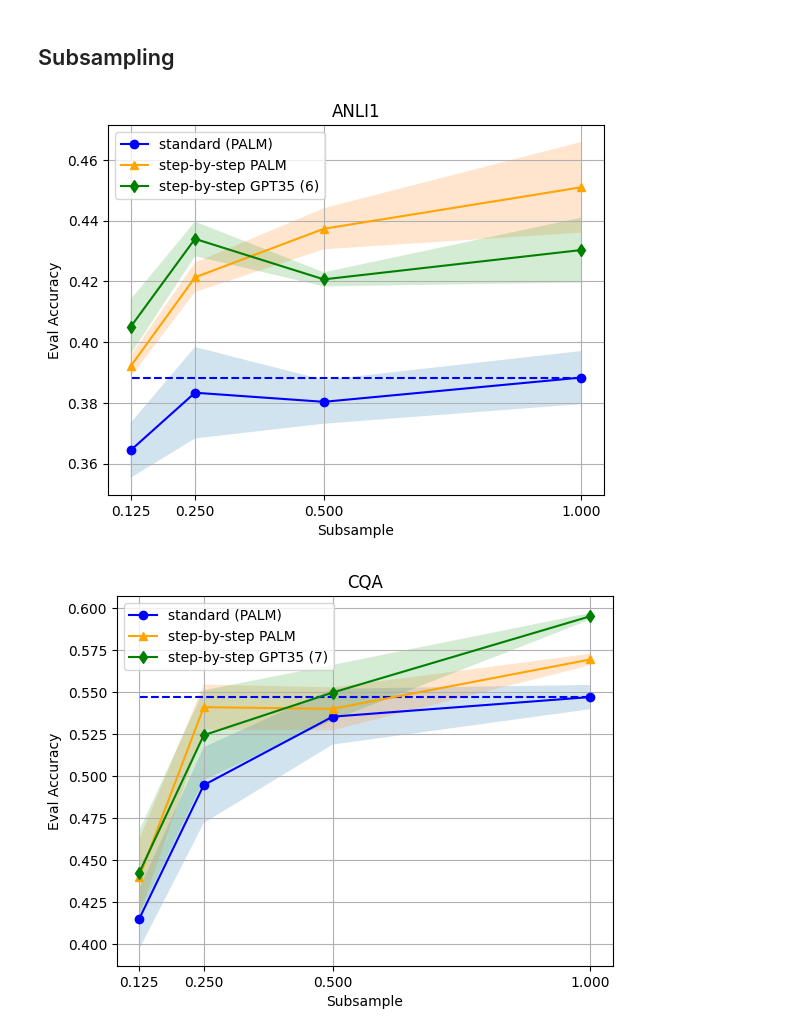
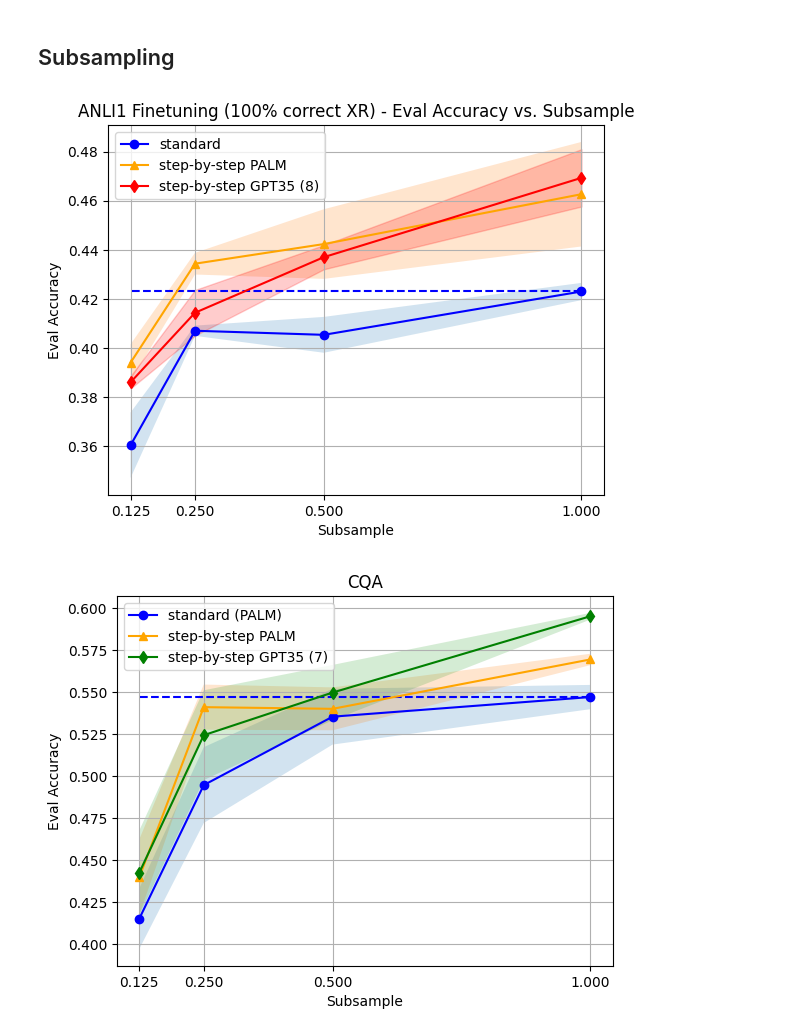
Before and after one commit to lukasvoege/ZeroShot-step-by-step-distillation, a Jupyter notebook: analytics.ipynb, the cells around one changed output. Cells and saved outputs as stored; diff of their text form; code cells hidden in the pictures.

```diff
--- a/analytics.ipynb
+++ b/analytics.ipynb
@@ -187,7 +187,7 @@ opro_costs
 # %%
 # plot cost_to_data of index 0 and 179 as bar chart with value on top
 fig, ax = plt.subplots(figsize=(4, 5))
-bars = ax.bar(x=["Few Shot PALM", "Zero Shot GPT35"], height=[0, opro_costs + meta_df.iloc[3]['cost_to_data']], color="lightblue")
+bars = ax.bar(x=["Few Shot PALM", "Zero Shot GPT35"], height=[0, opro_costs + meta_df.iloc[100]['cost_to_data']], color="lightblue")
 for bar in bars:
     if bar.get_height() == 0:
         continue
@@ -195,10 +195,10 @@ for bar in bars:
     #ax.text(bar.get_x() + bar.get_width()/2, bar.get_height() - 0.5, f"OPRO", ha='center', va='bottom', fontsize=9)
 
 color = ['orange', 'green']
-bars = ax.bar(x=["Few Shot PALM", "Zero Shot GPT35"], height=[meta_df.iloc[0]['cost_to_data'], meta_df.iloc[3]['cost_to_data']], color=color)
+bars = ax.bar(x=["Few Shot PALM", "Zero Shot GPT35"], height=[meta_df.iloc[0]['cost_to_data'], meta_df.iloc[100]['cost_to_data']], color=color)
 for bar in bars:
     yval = bar.get_height()
-    ax.text(bar.get_x() + bar.get_width()/2, yval - 1, f"${yval:.2f}", ha='center', va='bottom', fontsize=11)
+    ax.text(bar.get_x() + bar.get_width()/2, yval - 3, f"${yval:.2f}", ha='center', va='bottom', fontsize=11)
 ax.set_ylabel("US Dollars")
-ax.set_title("Total Cost to Data - CQA")
+ax.set_title("Total Cost to Data - ANLI1")
 # %% [output]
@@ -289,16 +289,16 @@ def subsampling_graph(experiments_data: pd.DataFrame, dataset: str, labels: bool
     ax.plot(task_prefix_palm["subsample"], task_prefix_palm["eval_acc_mean"], label="step-by-step PALM", color="orange", marker="^")
     ax.fill_between(task_prefix_palm["subsample"], task_prefix_palm["eval_acc_mean"] - task_prefix_palm["eval_acc_sem"], task_prefix_palm["eval_acc_mean"] + task_prefix_palm["eval_acc_sem"], alpha=0.2)
 
-    ax.plot(task_prefix_gpt35["subsample"], task_prefix_gpt35["eval_acc_mean"], label=f"step-by-step GPT35 ({prompt_mix})", color="green", marker="d")
-    ax.fill_between(task_prefix_gpt35["subsample"], task_prefix_gpt35["eval_acc_mean"] - task_prefix_gpt35["eval_acc_sem"], task_prefix_gpt35["eval_acc_mean"] + task_prefix_gpt35["eval_acc_sem"], alpha=0.2)
+    ax.plot(task_prefix_gpt35["subsample"], task_prefix_gpt35["eval_acc_mean"], label=f"step-by-step GPT35 ({prompt_mix})", color="red", marker="d")
+    ax.fill_between(task_prefix_gpt35["subsample"], task_prefix_gpt35["eval_acc_mean"] - task_prefix_gpt35["eval_acc_sem"], task_prefix_gpt35["eval_acc_mean"] + task_prefix_gpt35["eval_acc_sem"], alpha=0.2, color="red")
 
     # set x ticks to subsample values and add grid lines to x and y axis
     ax.set_xticks(standard["subsample"])
     ax.grid(axis="x")
     ax.grid(axis="y")
 
-    #title = f"{dataset.upper()} Finetuning - Eval Accuracy vs. Subsample" if labels else f"{dataset.upper()} Distillation - Eval Accuracy vs. Subsample"
-    title = f"{dataset.upper()}"
+    title = f"{dataset.upper()} Finetuning (100% correct XR) - Eval Accuracy vs. Subsample" if labels else f"{dataset.upper()} Distillation - Eval Accuracy vs. Subsample"
+    #title = f"{dataset.upper()}"
     ax.set_title(title)
     ax.set_ylabel("Eval Accuracy")
     ax.set_xlabel("Subsample")
@@ -306,9 +306,9 @@ def subsampling_graph(experiments_data: pd.DataFrame, dataset: str, labels: bool
 
     return ax
 # %%
-anli_ax = subsampling_graph(experiments, dataset="anli1", labels=False, prompt_mix=6, distill_labels="palm")
+anli_ax = subsampling_graph(experiments, dataset="anli1", labels=True, prompt_mix=8, distill_labels="palm")
 # %% [output]
-[figure, old version]
+[figure, new version]
 # %%
 cqa_ax = subsampling_graph(experiments, dataset="cqa", labels=False, prompt_mix=7, distill_labels="palm")
 # %% [output]
```
Also changed, not shown: parts of 6 cells of this notebook.
